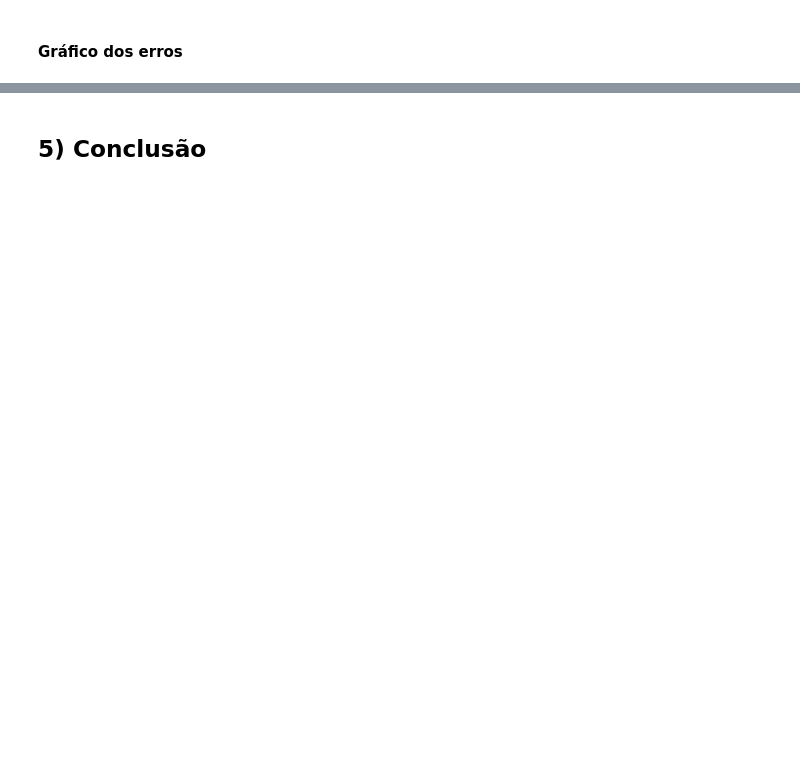
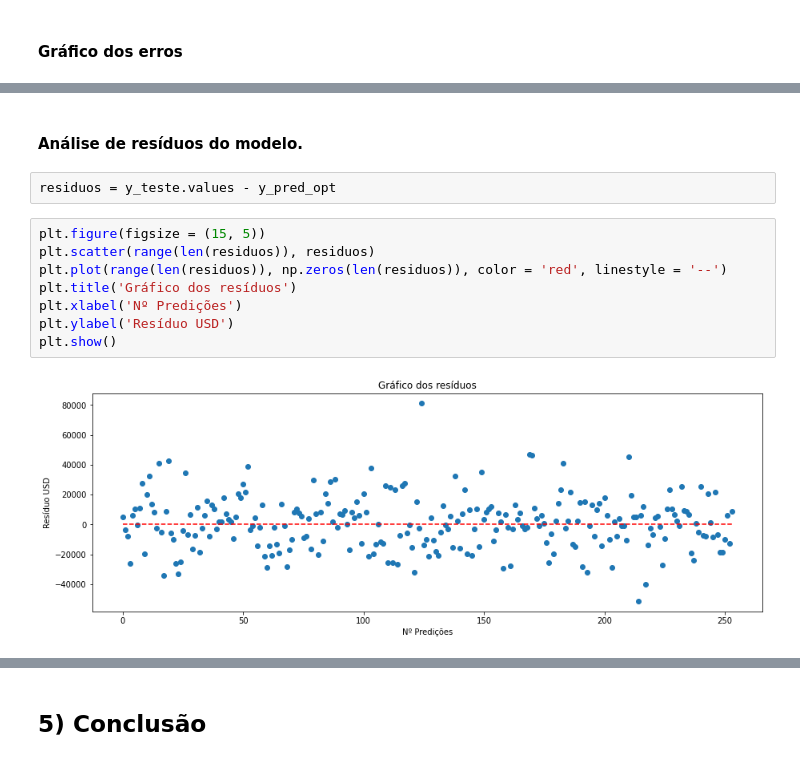
Before and after one commit to gomesalan/Projetos, a Jupyter notebook: Regressao/Projeto1_parte2_AG.ipynb, the cells around one changed output, grey strips where cells are left out. Saved outputs shown, nothing was run; the diff lists cells and outputs as text; blank space fills up the shorter version.

```diff
--- a/Regressao/Projeto1_parte2_AG.ipynb
+++ b/Regressao/Projeto1_parte2_AG.ipynb
@@ -625,0 +675,14 @@ plt.show()
+# %% [markdown]
+#### Análise de resíduos do modelo.
+# %%
+residuos = y_teste.values - y_pred_opt
+# %%
+plt.figure(figsize = (15, 5))
+plt.scatter(range(len(residuos)), residuos)
+plt.plot(range(len(residuos)), np.zeros(len(residuos)), color = 'red', linestyle = '--')
+plt.title('Gráfico dos resíduos')
+plt.xlabel('Nº Predições')
+plt.ylabel('Resíduo USD')
+plt.show()
+# %% [output]
+[figure, added]
```
Also changed, not shown: parts of 30 cells of this notebook.
